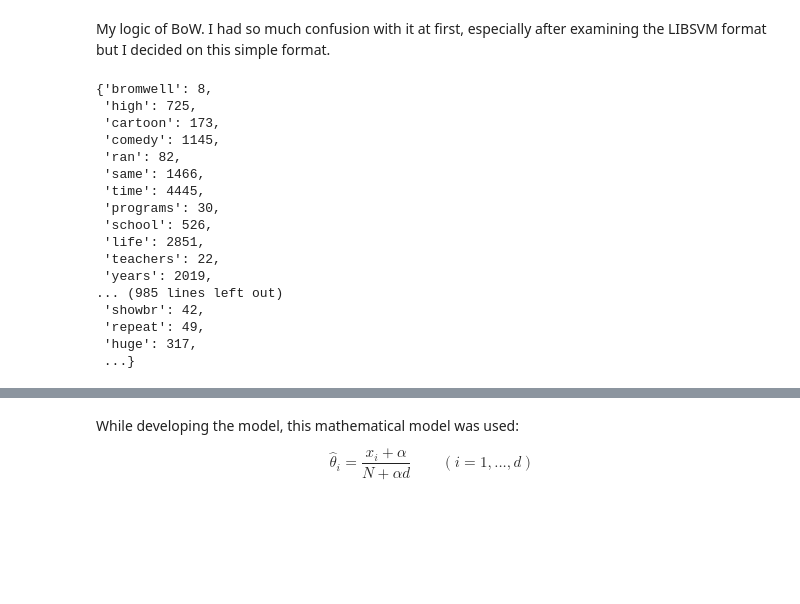
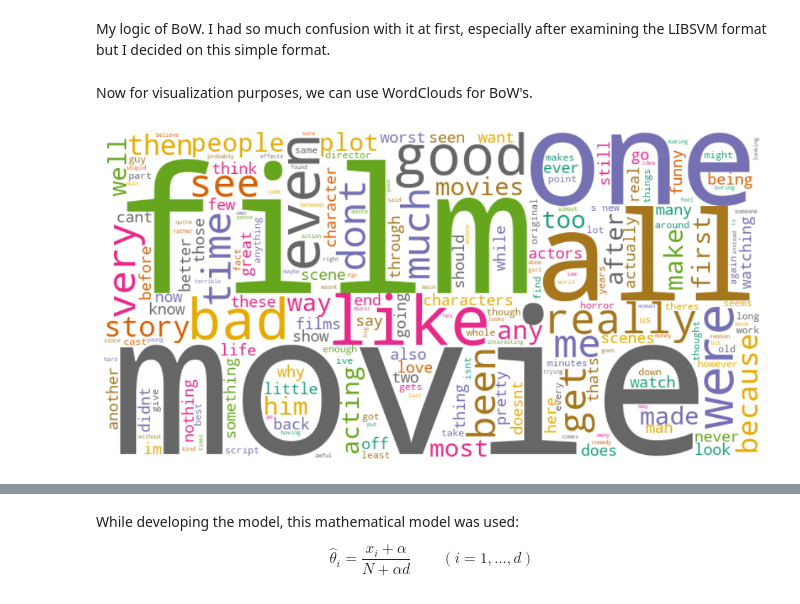
Before and after one commit to BoraDere/AIN313, a Jupyter notebook: Assignment 2/assignment2.ipynb, the cells around one changed output, grey strips where cells are left out. Cells and saved outputs as stored; diff of their text form; code cells hidden in the pictures; blank space fills up the shorter version.

```diff
--- a/Assignment 2/assignment2.ipynb
+++ b/Assignment 2/assignment2.ipynb
@@ -296,7 +294,7 @@ stop_words = set([
     'are', 'from', 'or', 'not', 'if', 'have', 'has', 'had', 'my', 'your', 'his', 'her', 'its',
     'which', 'so', 'there', 'will', 'would', 'can', 'could', 'our', 'their', 'what', 'when',
     'where', 'who', 'how', 'just', 'about', 'more', 'up', 'out', 'into', 'no', 'than', 'some',
-    'other', 'only', 'such', 'do', 'over', 'did'
+    'other', 'only', 'such', 'do', 'over', 'did', 'br' # 'br' is the html tag for line break
 ])
 # %% [markdown]
 My simple tokenizer which will pass non-alphabetic characters.
@@ -351,23 +349,5 @@ def bow(data: pd.DataFrame, ngram: int=1) -> tuple[dict[str, int], dict[str, int
 
 unigram_train_pos, unigram_train_neg = bow(train_data, ngram=1)
 bigram_train_pos, bigram_train_neg = bow(train_data, ngram=2)
-# %%
-unigram_train_pos
-# %% [output]
-{'bromwell': 8,
- 'high': 725,
- 'cartoon': 173,
- 'comedy': 1145,
- 'ran': 82,
- 'same': 1466,
- 'time': 4445,
- 'programs': 30,
- 'school': 526,
- 'life': 2851,
- 'teachers': 22,
- 'years': 2019,
-... (985 lines left out)
- 'showbr': 42,
- 'repeat': 49,
- 'huge': 317,
- ...}
+# %% [markdown]
+Now for visualization purposes, we can use WordClouds for BoW's.
@@ -373,0 +358,11 @@ unigram_train_pos
+# %%
+combined_bow = {**unigram_train_pos, **unigram_train_neg}
+
+wordcloud = WordCloud(width=800, height=400, background_color='white', colormap='Dark2').generate_from_frequencies(combined_bow)
+
+plt.figure(figsize=(12, 6))
+plt.imshow(wordcloud, interpolation='bilinear')
+plt.axis('off')
+plt.show()
+# %% [output]
+[figure, added]
```
Also changed, not shown: parts of 30 cells of this notebook.
